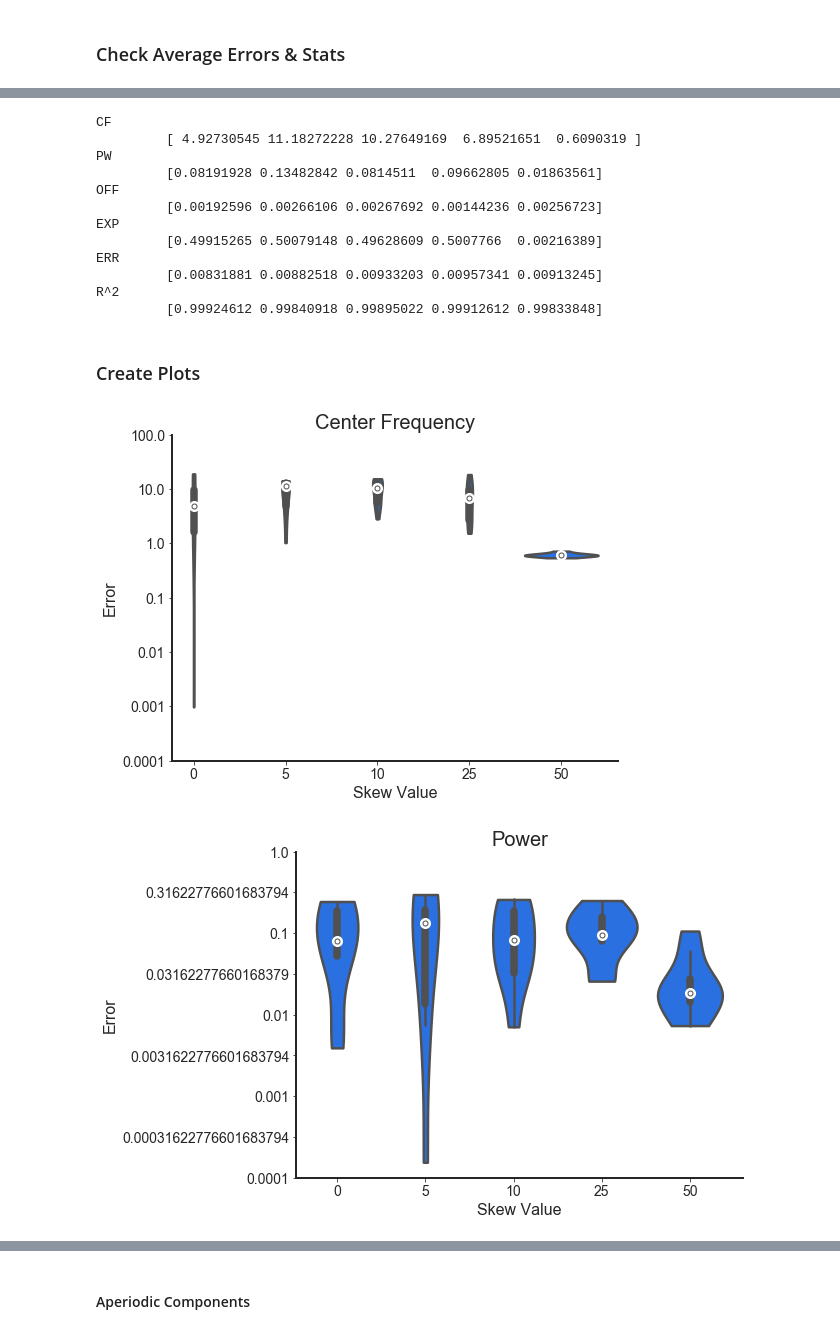
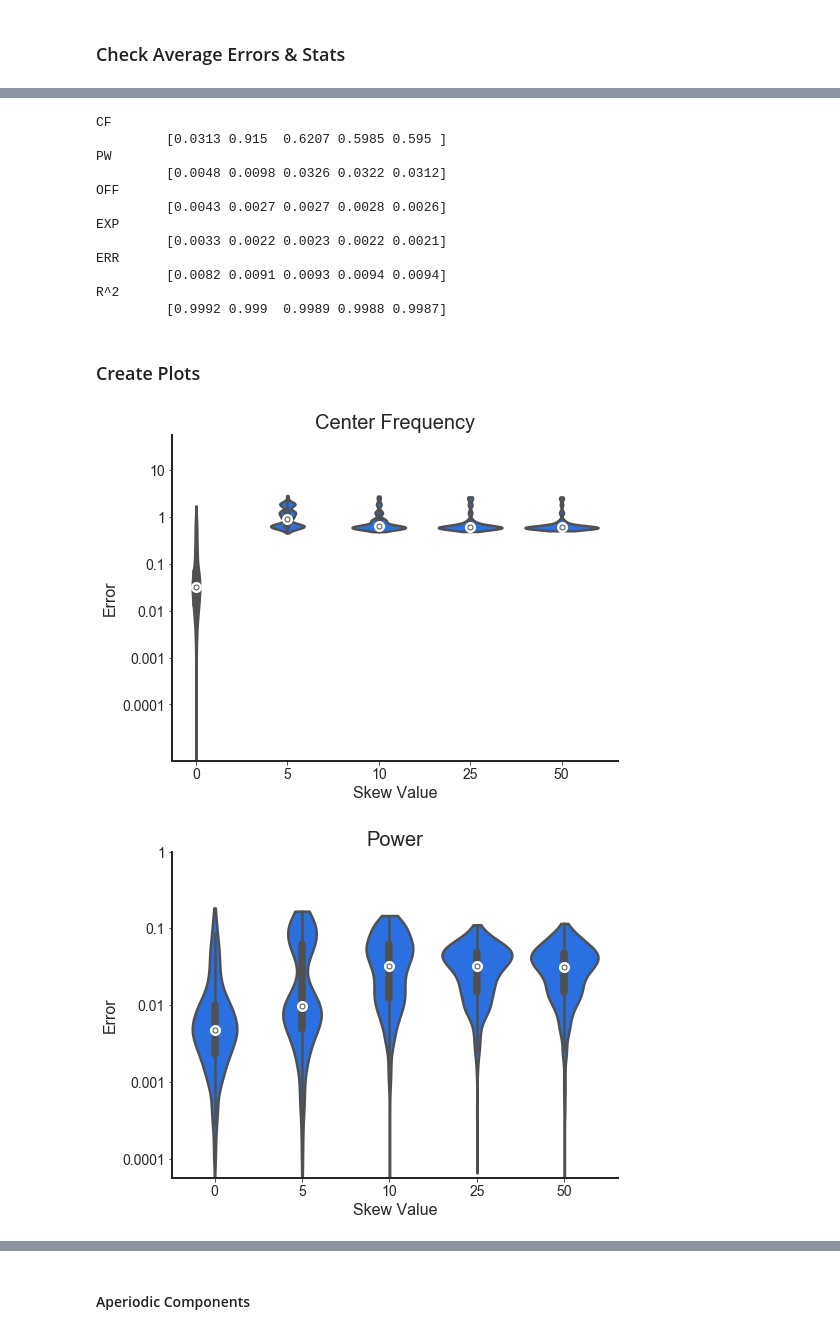
Before and after one commit to TomDonoghue/SIMparam, a Jupyter notebook: notebooks/06-ModelViolations-Periodic-II.ipynb, the cells around one changed output, grey strips where cells are left out. Saved outputs shown, nothing was run; the diff lists cells and outputs as text; code cells hidden in the pictures.

```diff
--- a/notebooks/06-ModelViolations-Periodic-II.ipynb
+++ b/notebooks/06-ModelViolations-Periodic-II.ipynb
@@ -48,3 +68,6 @@ SAVE_SIMS = False
+# %%
+# Set the number of PSDs - this is per n_oeak condition
+n_psds = N_PSDS
 # %% [markdown]
 ## EXAMPLE
 # %%
@@ -139,6 +153,6 @@ aps = gen_ap_def()
 # %%
 # Get data sizes
-n_skews = len(skews)
+n_conds = len(SKEWS)
 n_freqs = len(freqs)
 # %%
 # Generate or load power spectra
@@ -147,12 +161,13 @@ data_name = 'mvpe_apeak_sims'
 if GEN_SIMS:
 
     # Initialize data stores
-    psds = np.empty(shape=[n_skews, n_psds, n_freqs])
-    sim_params = [[None] * n_psds] * n_skews
+    psds = np.empty(shape=[n_conds, n_psds, n_freqs])
+    sim_params = []
 
     # Generate simulated power spectra
-    for sk_ind, skew in enumerate(skews):
+    for sk_ind, skew in enumerate(SKEWS):
 
+        temp_sim_params = [None] * n_psds
         for psd_ind in range(n_psds):
 
             # Sample an aperiodic parameter definition
@@ -165,22 +180,25 @@ if GEN_SIMS:
             cur_peaks[0].append(skew)
 
             # Collect simulation parameters
-            sim_params[sk_ind][psd_ind] = SimParams(cur_aps, cur_peaks, nlv)
+            temp_sim_params[psd_ind] = SimParams(cur_aps, cur_peaks, NLV)
 
             psds[sk_ind, psd_ind, :] = gen_power_vals_fn(
                 freqs, ap_kwargs = {'aperiodic_params' : cur_aps},
                 pe_kwargs = {'params' : cur_peaks},
-                noise_kwargs = {'nlv' : nlv},
+                noise_kwargs = {'nlv' : NLV},
                 pe_func = gen_skew_peaks)
+
+        # Collect all sim params from the current set of spectra
+        sim_params.append(temp_sim_params)
 
     # Save out generated simulated data & parameter definitions
     if SAVE_SIMS:
-        save_sim_data(pjoin(FOLDER, data_name), freqs, psds, sim_params)
+        save_sim_data(data_name, FOLDER, freqs, psds, sim_params)
 
 else:
     # Reload simulated data and parameter definitions
-    freqs, psds, sim_params = load_sim_data(data_name)
+    freqs, psds, sim_params = load_sim_data(data_name, FOLDER)
 
 # Check shape
-print('n_nlvs, n_spectra, n_freqs : ', psds.shape)
+print('n_conds, n_spectra, n_freqs : ', psds.shape)
 # %% [output]
@@ -214,3 +229,14 @@ fgs = fit_fooof_3d(fg, freqs, psds)
+# %%
+# Fit power spectra
+if FIT_MODELS:
+    fgs = fit_fooof_3d(fg, freqs, psds)
+
+    if SAVE_MODELS:
+        save_model_data(data_name, FOLDER, fgs)
+
+else:
+    # Reload model fit data
+    fgs = load_model_data(data_name, FOLDER, n_conds)
 # %% [markdown]
 ### Extract FOOOF fit Data
 # %%
@@ -254,37 +280,37 @@ datas = {
 # %%
 # Print out the average error for each parameter
 #   Also prints out the average model error and R^2 per noise level
-for label, data in datas.items():
-    print(label)
-    print('\t', np.nanmedian(data, 1))
+with np.printoptions(precision=4, suppress=True):
+    for label, data in datas.items():
+        print(label, '\n\t', np.nanmedian(data, 1))
 # %% [output]
 CF
-         [ 4.92730545 11.18272228 10.27649169  6.89521651  0.6090319 ]
+         [0.0313 0.915  0.6207 0.5985 0.595 ]
 PW
-         [0.08191928 0.13482842 0.0814511  0.09662805 0.01863561]
+         [0.0048 0.0098 0.0326 0.0322 0.0312]
 OFF
-         [0.00192596 0.00266106 0.00267692 0.00144236 0.00256723]
+         [0.0043 0.0027 0.0027 0.0028 0.0026]
 EXP
-         [0.49915265 0.50079148 0.49628609 0.5007766  0.00216389]
+         [0.0033 0.0022 0.0023 0.0022 0.0021]
 ERR
-         [0.00831881 0.00882518 0.00933203 0.00957341 0.00913245]
+         [0.0082 0.0091 0.0093 0.0094 0.0094]
 R^2
-         [0.99924612 0.99840918 0.99895022 0.99912612 0.99833848]
+         [0.9992 0.999  0.9989 0.9988 0.9987]
 # %% [markdown]
 ### Create Plots
 # %%
 # Plot the error of peak center frequency reconstruction
-plot_errors_violin(cf_errors, 'Center Frequency',
-                   plt_log=True, x_axis='skew',
-                   save_fig=SAVE_FIG, save_name=pjoin(FOLDER, 'center_frequency'))
+plot_errors_violin(cf_errors, 'Center Frequency', plt_log=PLT_LOG,
+                   x_axis='skew', ylim=YLIMS_CF, yticks=YTICKS_CF,
+                   save_fig=SAVE_FIG, save_name=pjoin(FOLDER, 'cf_error'))
 # %% [output]
-[figure, old version]
+[figure, new version]
 # %%
 # Plot the error of peak power reconstruction
-plot_errors_violin(pw_errors, 'Power',
-                   plt_log=True, x_axis='skew',
-                   save_fig=SAVE_FIG, save_name=pjoin(FOLDER, 'power'))
+plot_errors_violin(pw_errors, 'Power', plt_log=PLT_LOG,
+                   x_axis='skew', ylim=YLIMS_PW, yticks=YTICKS_PW,
+                   save_fig=SAVE_FIG, save_name=pjoin(FOLDER, 'pw_error'))
 # %% [output]
-[figure, old version]
+[figure, new version]
 # %%
 # Plot the correspondance between number of simulated peaks & skew value
```
Also changed, not shown: parts of 19 cells of this notebook, 2 other files.
